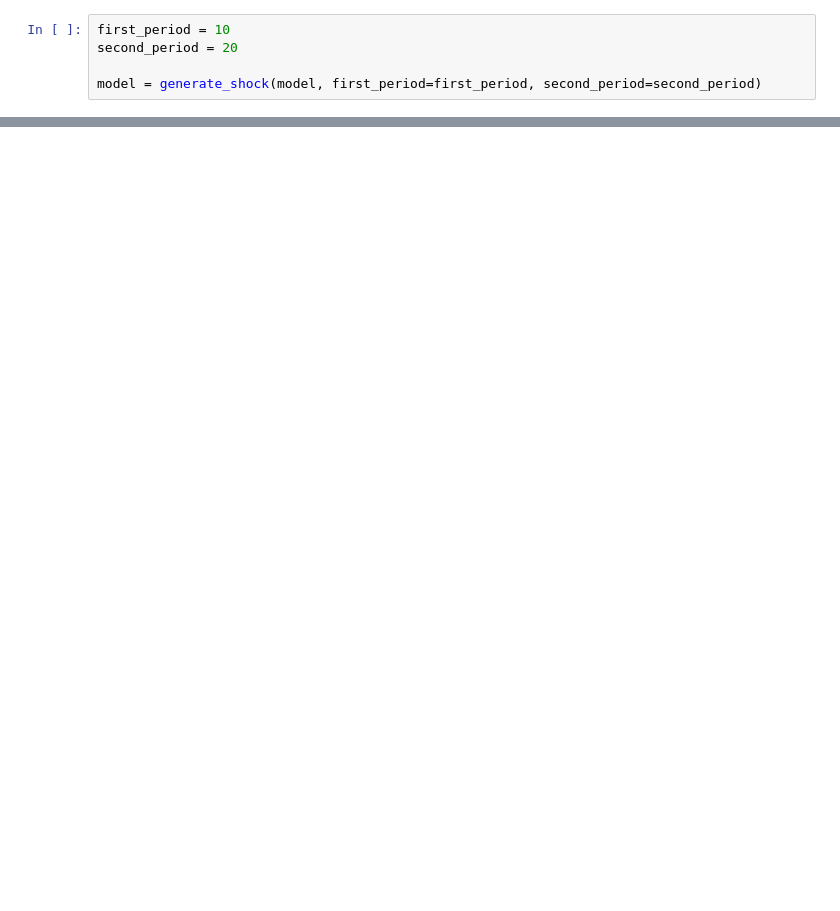
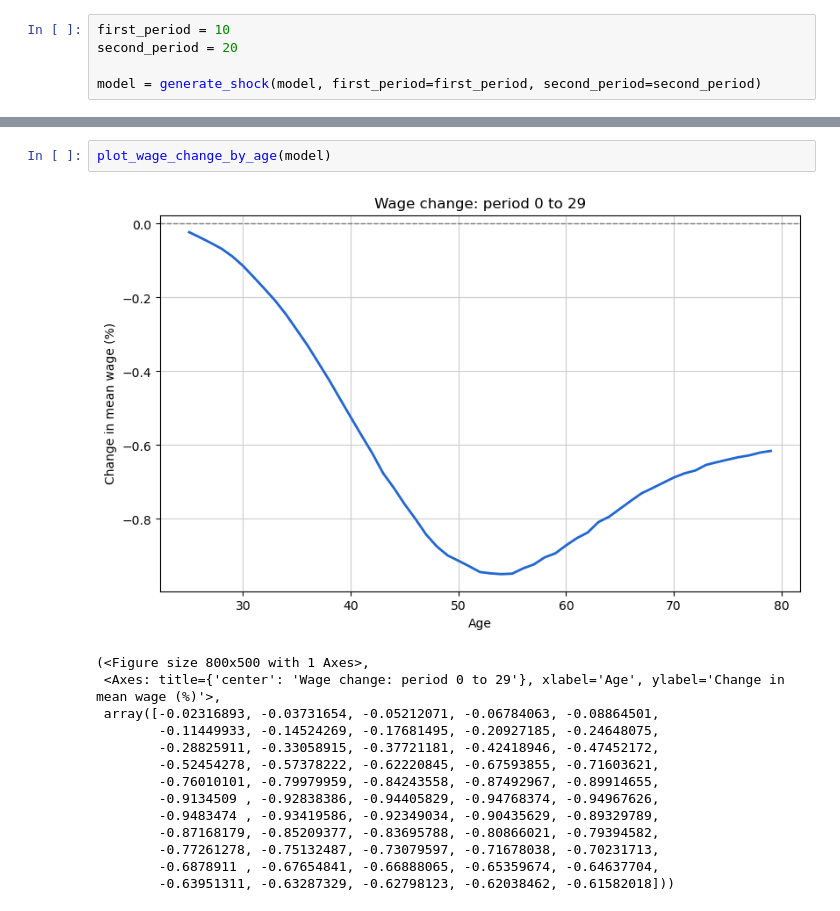
Before and after one commit to peter-l-ravn/Danish-Wage-Gap-Model, a Jupyter notebook: Create shock.ipynb, the cells around one changed output, grey strips where cells are left out. Saved outputs shown, nothing was run; the diff lists cells and outputs as text; blank space fills up the shorter version.

```diff
--- a/Create shock.ipynb
+++ b/Create shock.ipynb
@@ -73,0 +102,17 @@ plot_high_skill_shares_young_old(model, young_max=25, old_min=20)
+# %%
+plot_wage_change_by_age(model)
+# %% [output]
+[figure, added]
+(<Figure size 800x500 with 1 Axes>,
+ <Axes: title={'center': 'Wage change: period 0 to 29'}, xlabel='Age', ylabel='Change in mean wage (%)'>,
+ array([-0.02316893, -0.03731654, -0.05212071, -0.06784063, -0.08864501,
+        -0.11449933, -0.14524269, -0.17681495, -0.20927185, -0.24648075,
+        -0.28825911, -0.33058915, -0.37721181, -0.42418946, -0.47452172,
+        -0.52454278, -0.57378222, -0.62220845, -0.67593855, -0.71603621,
+        -0.76010101, -0.79979959, -0.84243558, -0.87492967, -0.89914655,
+        -0.9134509 , -0.92838386, -0.94405829, -0.94768374, -0.94967626,
+        -0.9483474 , -0.93419586, -0.92349034, -0.90435629, -0.89329789,
+        -0.87168179, -0.85209377, -0.83695788, -0.80866021, -0.79394582,
+        -0.77261278, -0.75132487, -0.73079597, -0.71678038, -0.70231713,
+        -0.6878911 , -0.67654841, -0.66888065, -0.65359674, -0.64637704,
+        -0.63951311, -0.63287329, -0.62798123, -0.62038462, -0.61582018]))
```
Also changed, not shown: parts of 11 cells of this notebook, 17 other files.
